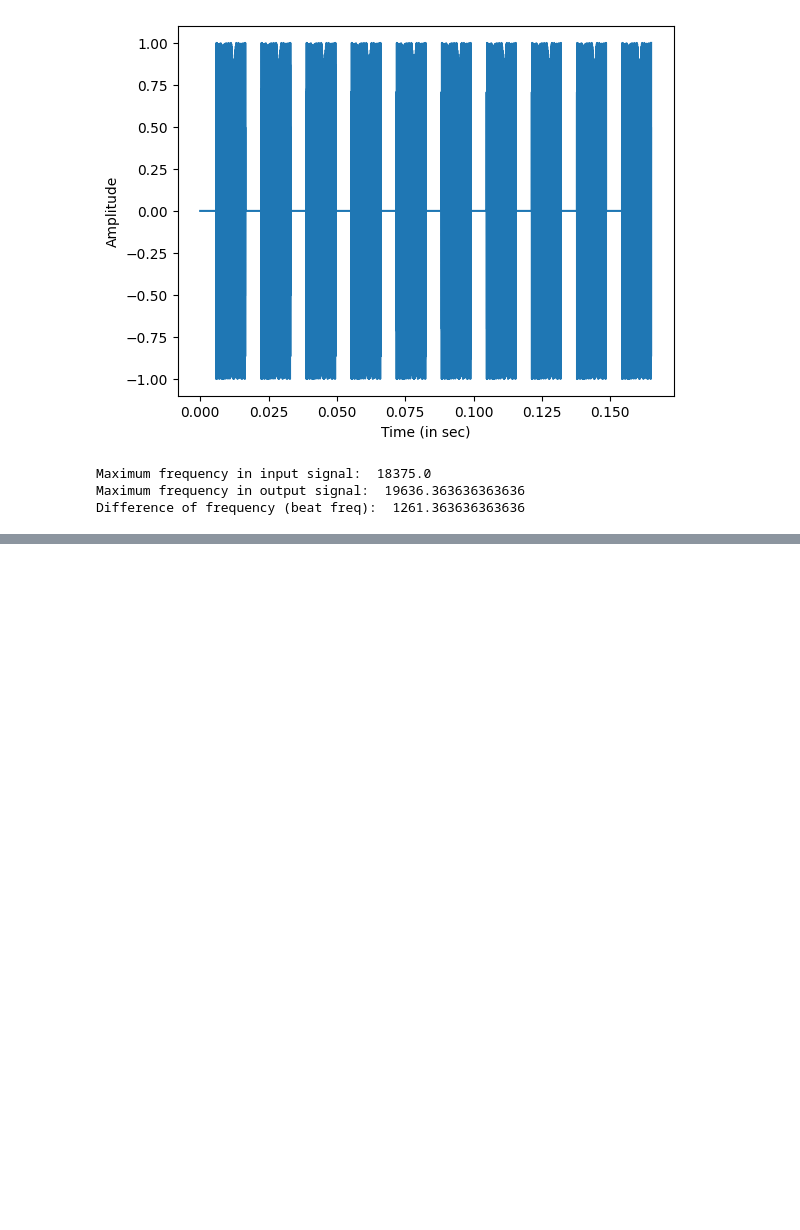
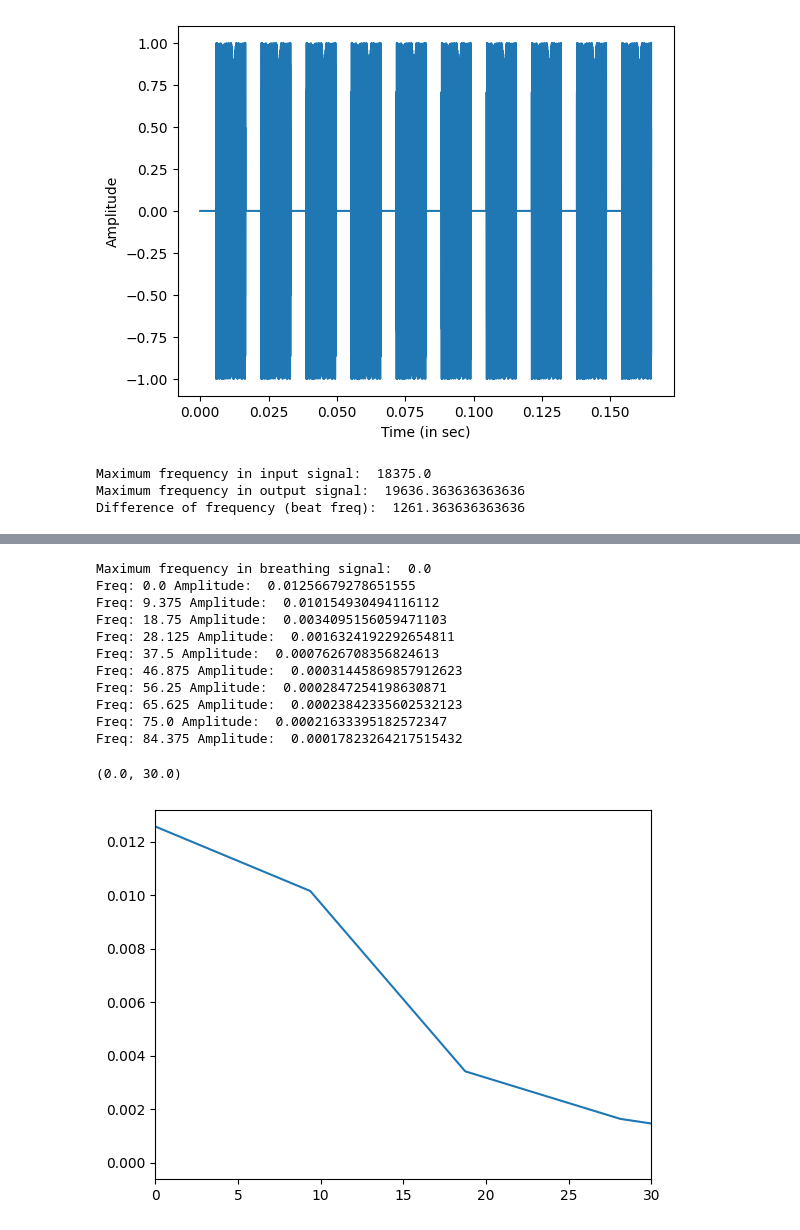
Before and after one commit to EshitaKhanna/FMCW, a Jupyter notebook: Verification Experiment/FMCW /FMCW Ideal Case.ipynb, the cells around one changed output, grey strips where cells are left out. Drawn from its saved outputs; the diff is of its cells as text; code cells hidden in the pictures; blank space fills up the shorter version.

```diff
--- a/Verification Experiment/FMCW /FMCW Ideal Case.ipynb
+++ b/Verification Experiment/FMCW /FMCW Ideal Case.ipynb
@@ -241,0 +326,5 @@ plot_spectogram(if_signal, sample_rate, title="Spectrogram of IF Signal", n_fft=
+# %%
+# Print the top 10 fft_amplitudes and fft_freq
+sort_if = np.argsort(A_if)[::-1]
+for i in range(10):
+    print("Freq:", F_if[sort_if[i]], "Amplitude: ", A_if[sort_if[i]])
@@ -241,0 +342,29 @@ plot_spectogram(if_signal, sample_rate, title="Spectrogram of IF Signal", n_fft=
+# %%
+breathing_cutoff = 20
+breathing_signal = butter_lowpass_filter(mixed, breathing_cutoff, sample_rate, 5)
+F_breathing, A_breathing = compute_fft(breathing_signal, sample_rate)
+
+print("Maximum frequency in breathing signal: ", F_breathing[np.argmax(A_breathing)])
+
+# Print the top 10 fft_amplitudes and fft_freq
+sort = np.argsort(A_breathing)[::-1]
+for i in range(10):
+    print("Freq:", F_breathing[sort[i]], "Amplitude: ", A_breathing[sort[i]])
+
+
+plt.plot(F_breathing, A_breathing)
+plt.xlim(0,30)
+# %% [output]
+Maximum frequency in breathing signal:  0.0
+Freq: 0.0 Amplitude:  0.01256679278651555
+Freq: 9.375 Amplitude:  0.010154930494116112
+Freq: 18.75 Amplitude:  0.0034095156059471103
+Freq: 28.125 Amplitude:  0.0016324192292654811
+Freq: 37.5 Amplitude:  0.0007626708356824613
+Freq: 46.875 Amplitude:  0.00031445869857912623
+Freq: 56.25 Amplitude:  0.0002847254198630871
+Freq: 65.625 Amplitude:  0.00023842335602532123
+Freq: 75.0 Amplitude:  0.00021633395182572347
+Freq: 84.375 Amplitude:  0.00017823264217515432
+(0.0, 30.0)
+[figure, added]
```
Also changed, not shown: parts of 18 cells of this notebook.
